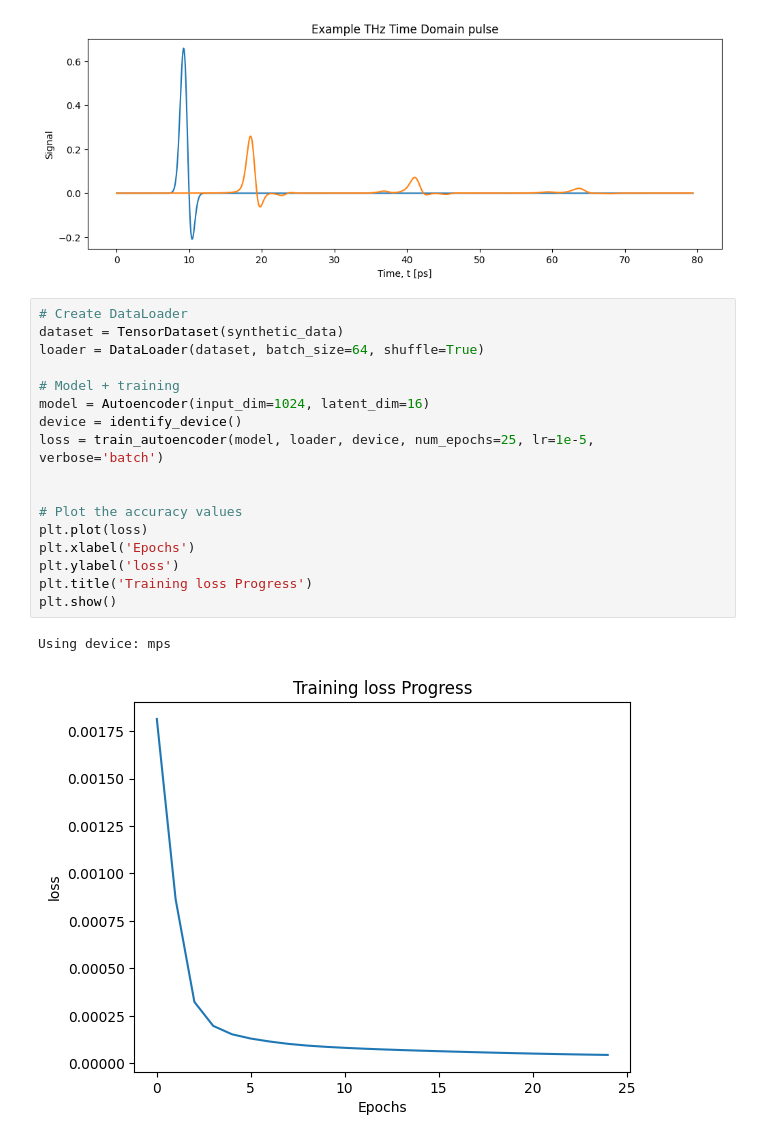
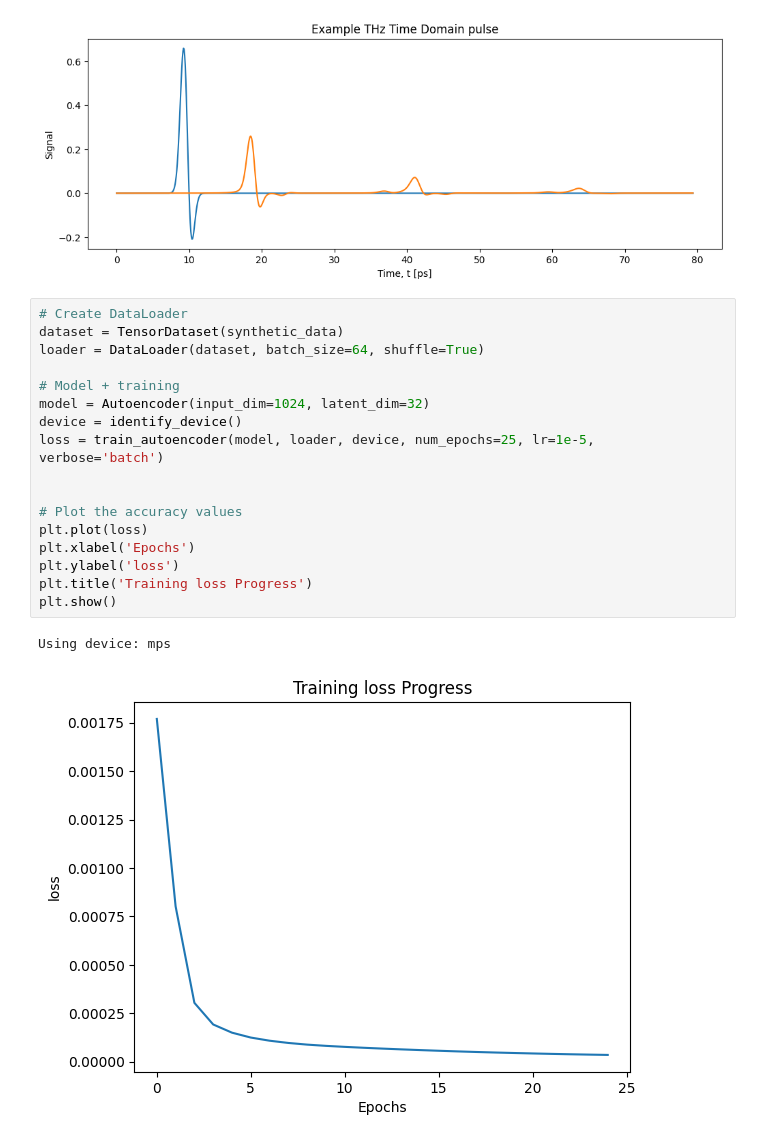
Before and after one commit to tls54/THz-TD-CNN, a Jupyter notebook: Encoder-approach.ipynb, the cells around one changed output. Cells and saved outputs as stored; diff of their text form.

```diff
--- a/Encoder-approach.ipynb
+++ b/Encoder-approach.ipynb
@@ -52,23 +52,23 @@ plt.show()
 # %%
 # Create DataLoader
 dataset = TensorDataset(synthetic_data)
 loader = DataLoader(dataset, batch_size=64, shuffle=True)
 
 # Model + training
-model = Autoencoder(input_dim=1024, latent_dim=16)
+model = Autoencoder(input_dim=1024, latent_dim=32)
 device = identify_device()
 loss = train_autoencoder(model, loader, device, num_epochs=25, lr=1e-5, verbose='batch')
 
 
 # Plot the accuracy values
 plt.plot(loss)
 plt.xlabel('Epochs')
 plt.ylabel('loss')
 plt.title('Training loss Progress')
 plt.show()
 # %% [output]
 Using device: mps
-[figure, old version]
+[figure, new version]
 # %%
 sample_index = np.random.randint(0, len(synthetic_data))
 
```
Also changed, not shown: parts of 3 cells of this notebook.
